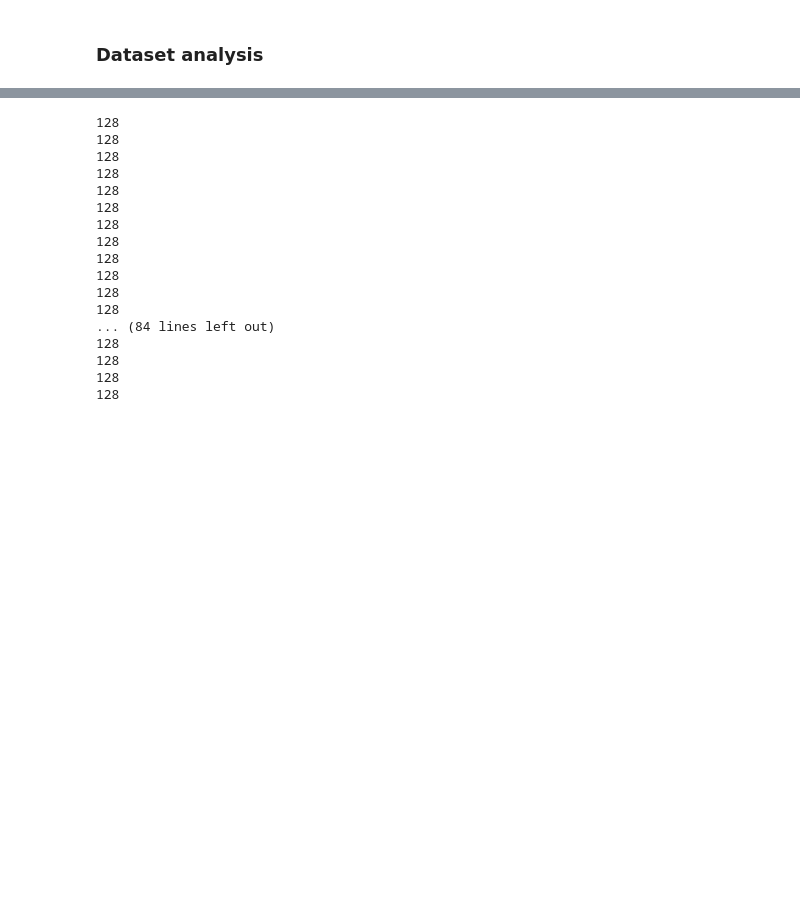
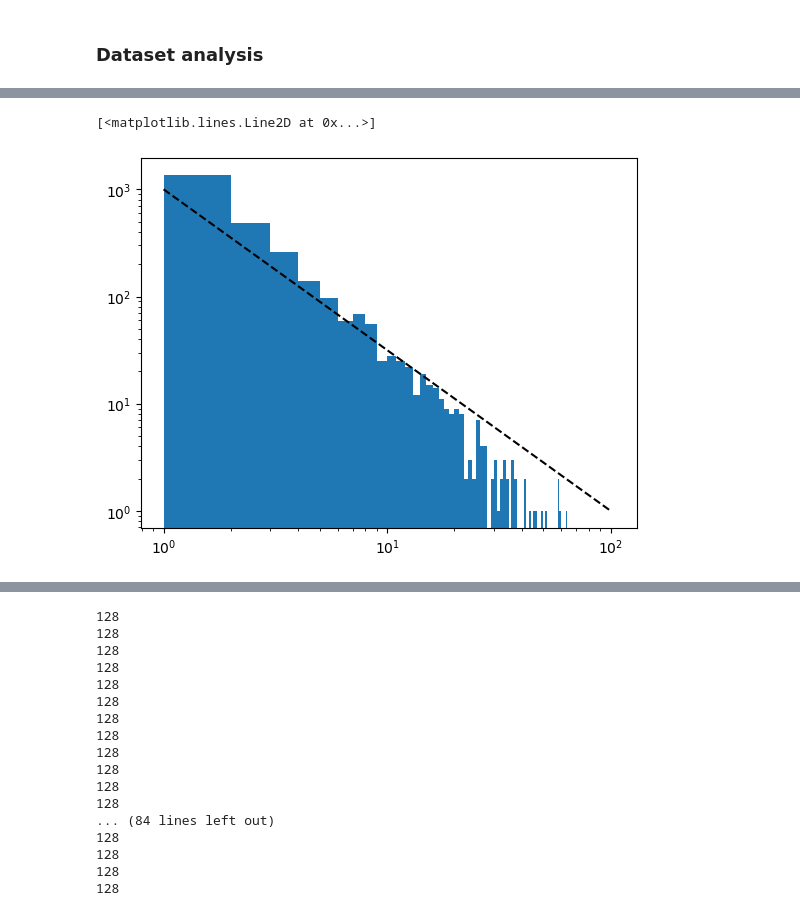
Before and after one commit to amimem/ToMM, a Jupyter notebook: trained_networks_analysis.ipynb, the cells around one changed output, grey strips where cells are left out. Saved outputs shown, nothing was run; the diff lists cells and outputs as text; code cells hidden in the pictures; blank space fills up the shorter version.

```diff
--- a/trained_networks_analysis.ipynb
+++ b/trained_networks_analysis.ipynb
@@ -210,3 +231,15 @@ for shift in range(1,20):
+# %%
+orthant_index_seq=np.array([np.sum(np.power(2,np.arange(states.shape[2]))[state>0]) for state in states.reshape((-1,data_settings['sys_parameters']['K']))])
+# %%
+values,counts=np.unique(orthant_index_seq,return_counts=True)
+# %%
+pl.hist(counts,bins=range(max(counts)+1));
+pl.gca().set_yscale('log')
+pl.gca().set_xscale('log')
+pl.plot(np.arange(1,101),1000*np.arange(1,101)**(-3/2),'k--')
+# %% [output]
+[<matplotlib.lines.Line2D at 0x...>]
+[figure, added]
 # %%
 # plot binned states
 df = pd.DataFrame(states, columns=range(states.shape[1]))
```
Also changed, not shown: parts of 26 cells of this notebook, 4 other files.
